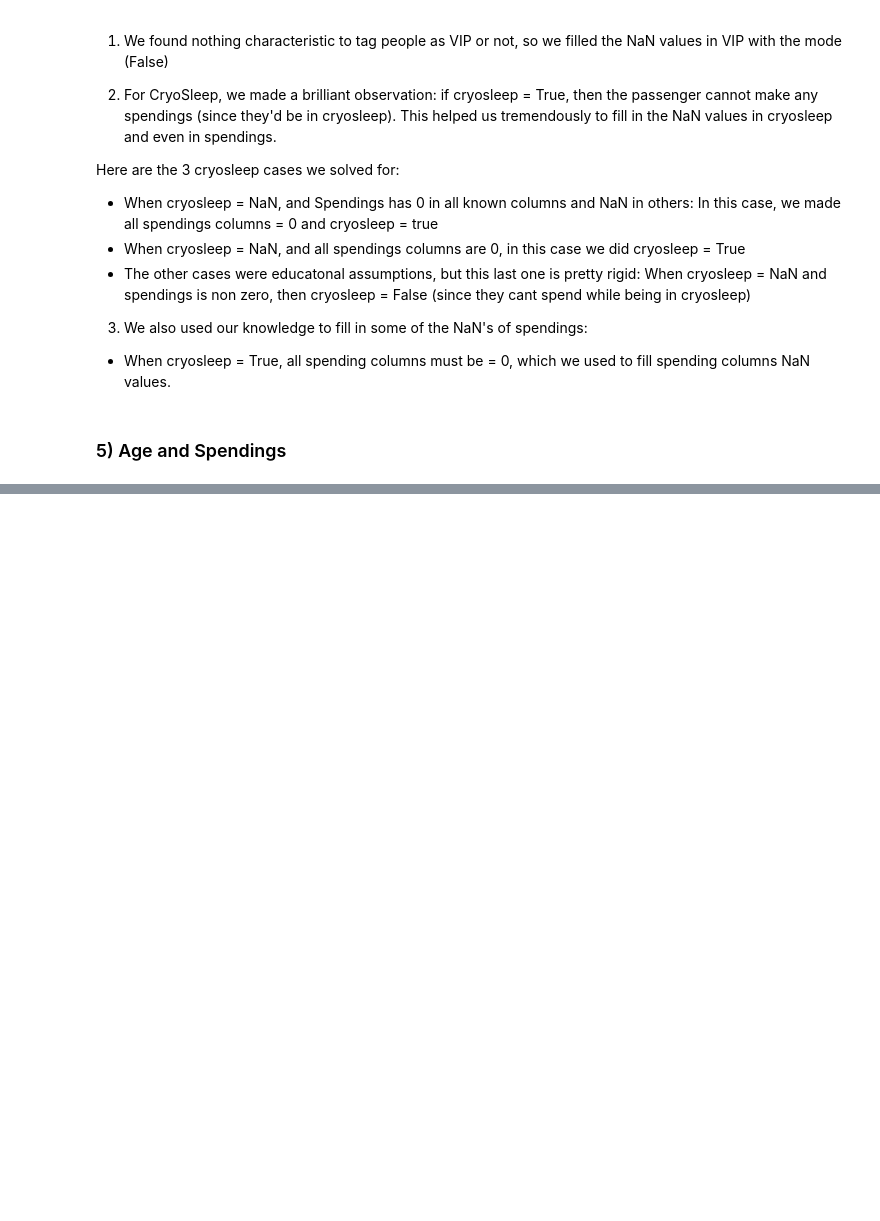
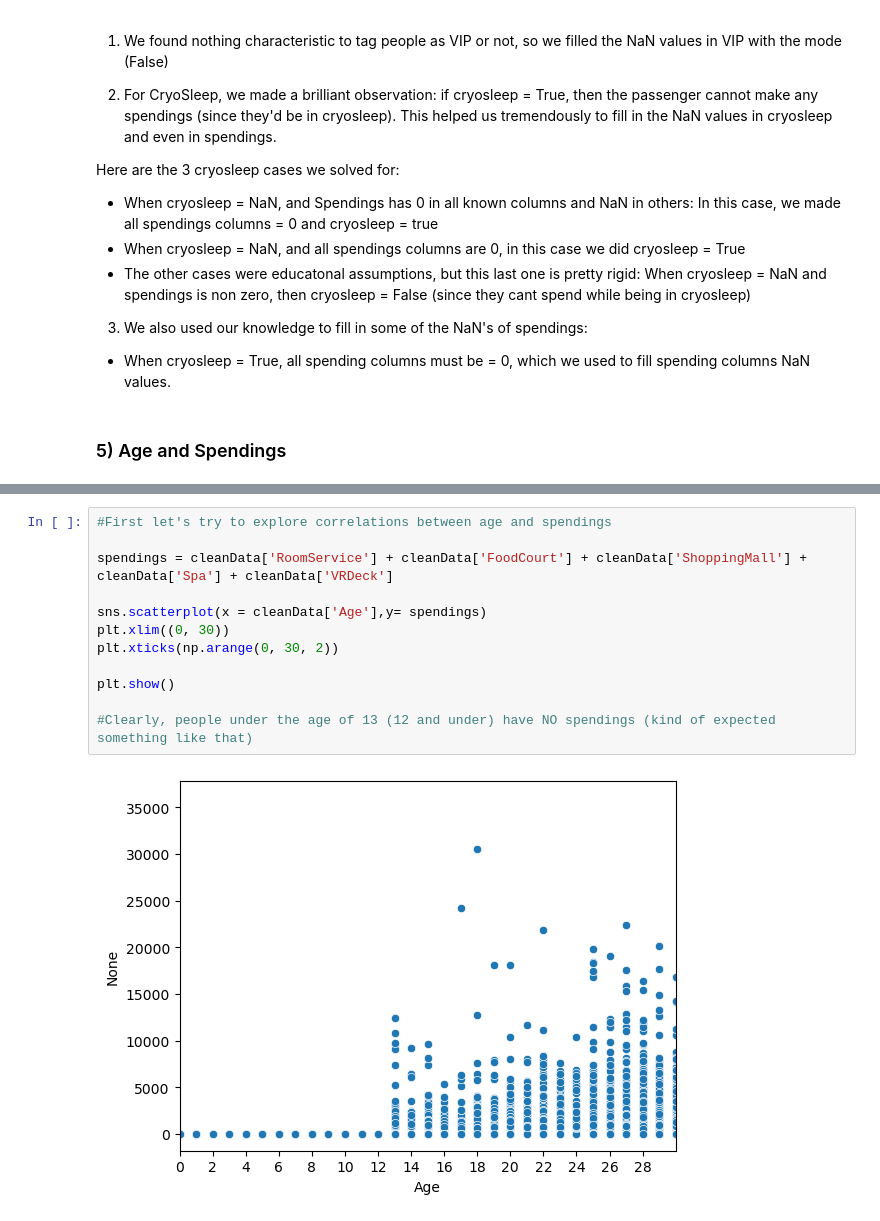
Before and after one commit to bestboybest/OlympusTech3.0--AstroGoodBoy, a Jupyter notebook: Task2/AstroGoodBoy_notebook_cleaning.ipynb, the cells around one changed output, grey strips where cells are left out. Cells and saved outputs as stored; diff of their text form; blank space fills up the shorter version.

Commit message:
ALMOSTTT DONE WITH DATA CLEANING

```diff
--- a/Task2/AstroGoodBoy_notebook_cleaning.ipynb
+++ b/Task2/AstroGoodBoy_notebook_cleaning.ipynb
@@ -916,0 +953,14 @@ Here are the 3 cryosleep cases we solved for:
+# %%
+#First let's try to explore correlations between age and spendings
+
+spendings = cleanData['RoomService'] + cleanData['FoodCourt'] + cleanData['ShoppingMall'] + cleanData['Spa'] + cleanData['VRDeck']
+
+sns.scatterplot(x = cleanData['Age'],y= spendings)
+plt.xlim((0, 30))
+plt.xticks(np.arange(0, 30, 2))
+
+plt.show()
+
+#Clearly, people under the age of 13 (12 and under) have NO spendings (kind of expected something like that)
+# %% [output]
+[figure, added]
```
Also changed, not shown: parts of 7 cells of this notebook.
